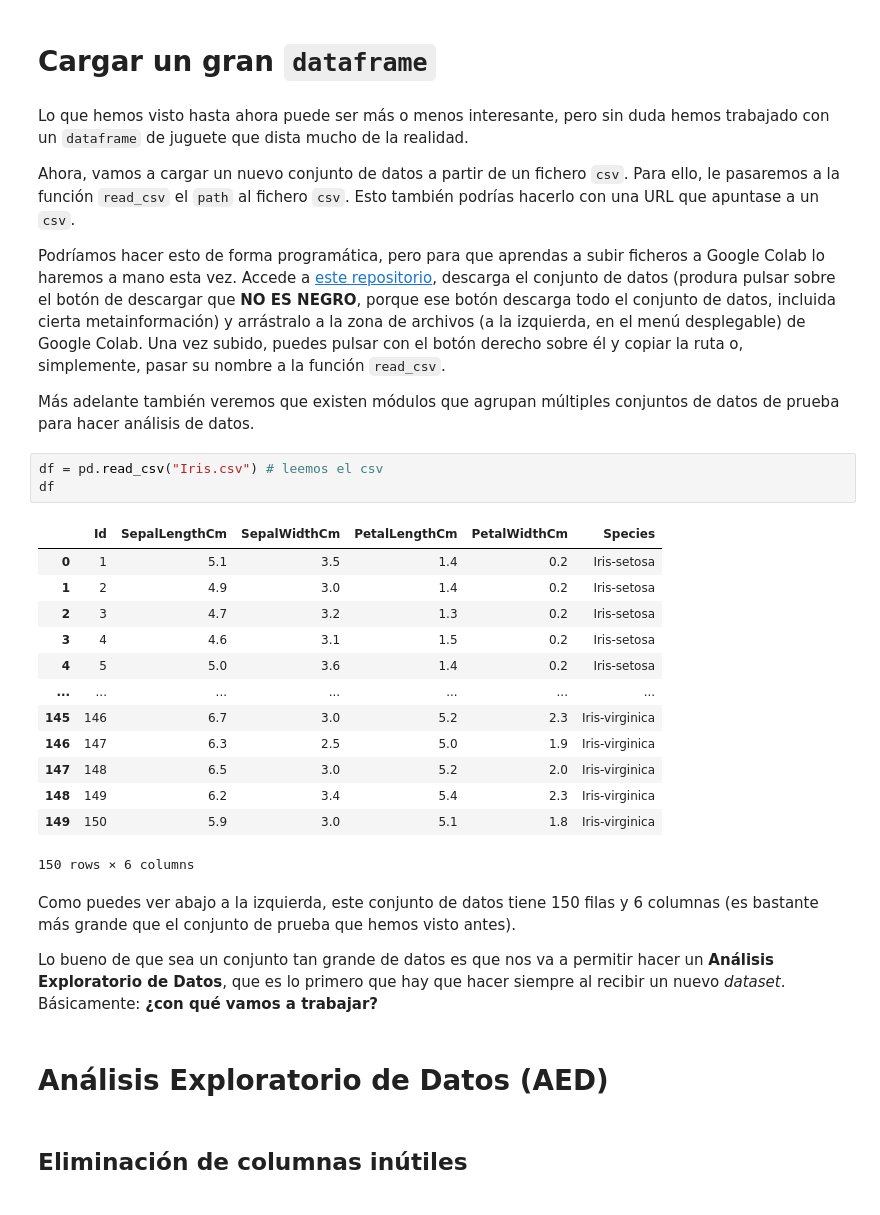
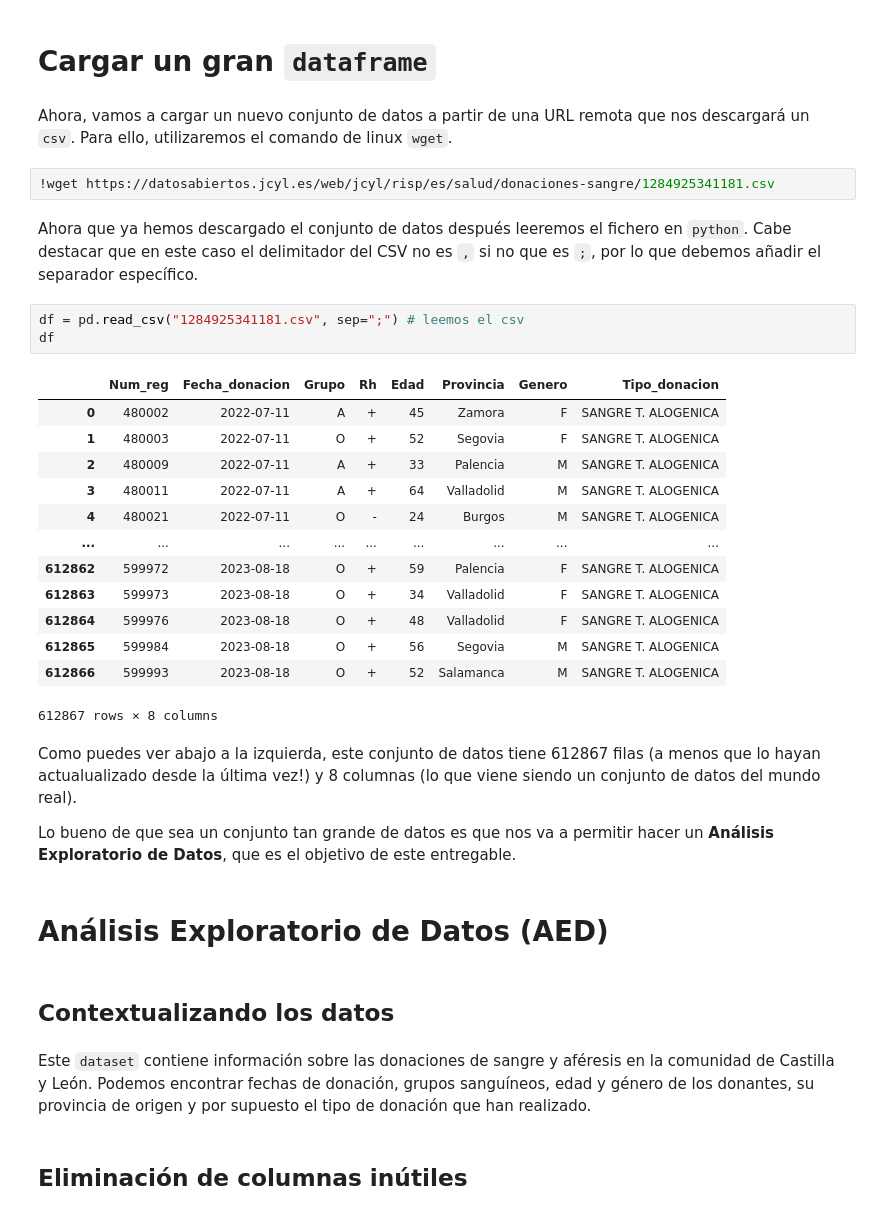
Before and after one commit to jayanezj/IABD-PIA, a Jupyter notebook: unidad-1/100_entregable.ipynb, the cells around one changed output. Drawn from its saved outputs; the diff is of its cells as text.

````diff
--- a/unidad-1/100_entregable.ipynb
+++ b/unidad-1/100_entregable.ipynb
@@ -202,36 +11,38 @@ df[(df.ages < 30) | (df.names == "Ana")]
 # %% [markdown]
 # Cargar un gran ```dataframe```
-# %% [markdown]
-Lo que hemos visto hasta ahora puede ser más o menos interesante, pero sin duda hemos trabajado con un ```dataframe``` de juguete que dista mucho de la realidad.
-
-Ahora, vamos a cargar un nuevo conjunto de datos a partir de un fichero ```csv```. Para ello, le pasaremos a la función ```read_csv``` el ```path``` al fichero ```csv```. Esto también podrías hacerlo con una URL que apuntase a un ```csv```.
-
-Podríamos hacer esto de forma programática, pero para que aprendas a subir ficheros a Google Colab lo haremos a mano esta vez. Accede a [este repositorio](https://www.kaggle.com/datasets/uciml/iris/data?select=Iris.csv), descarga el conjunto de datos (produra pulsar sobre el botón de descargar que **NO ES NEGRO**, porque ese botón descarga todo el conjunto de datos, incluida cierta metainformación) y arrástralo a la zona de archivos (a la izquierda, en el menú desplegable) de Google Colab. Una vez subido, puedes pulsar con el botón derecho sobre él y copiar la ruta o, simplemente, pasar su nombre a la función ```read_csv```.
-
-Más adelante también veremos que existen módulos que agrupan múltiples conjuntos de datos de prueba para hacer análisis de datos.
+# %% [markdown]
+Ahora, vamos a cargar un nuevo conjunto de datos a partir de una URL remota que nos descargará un ```csv```. Para ello, utilizaremos el comando de linux ```wget```.
+# %%
+!wget https://datosabiertos.jcyl.es/web/jcyl/risp/es/salud/donaciones-sangre/1284925341181.csv
+# %% [markdown]
+ Ahora que ya hemos descargado el conjunto de datos después leeremos el fichero en  ```python```. Cabe destacar que en este caso el delimitador del CSV no es ```,``` si no que es ```;```, por lo que debemos añadir el separador específico.
 # %%
-df = pd.read_csv("Iris.csv") # leemos el csv
+df = pd.read_csv("1284925341181.csv", sep=";") # leemos el csv
 df
 # %% [output]
-|  | Id | SepalLengthCm | SepalWidthCm | PetalLengthCm | PetalWidthCm | Species |
-| 0 | 1 | 5.1 | 3.5 | 1.4 | 0.2 | Iris-setosa |
-| 1 | 2 | 4.9 | 3.0 | 1.4 | 0.2 | Iris-setosa |
-| 2 | 3 | 4.7 | 3.2 | 1.3 | 0.2 | Iris-setosa |
-| 3 | 4 | 4.6 | 3.1 | 1.5 | 0.2 | Iris-setosa |
-| 4 | 5 | 5.0 | 3.6 | 1.4 | 0.2 | Iris-setosa |
-| ... | ... | ... | ... | ... | ... | ... |
-| 145 | 146 | 6.7 | 3.0 | 5.2 | 2.3 | Iris-virginica |
-| 146 | 147 | 6.3 | 2.5 | 5.0 | 1.9 | Iris-virginica |
-| 147 | 148 | 6.5 | 3.0 | 5.2 | 2.0 | Iris-virginica |
-| 148 | 149 | 6.2 | 3.4 | 5.4 | 2.3 | Iris-virginica |
-| 149 | 150 | 5.9 | 3.0 | 5.1 | 1.8 | Iris-virginica |
+|  | Num_reg | Fecha_donacion | Grupo | Rh | Edad | Provincia | Genero | Tipo_donacion |
+| 0 | 480002 | 2022-07-11 | A | + | 45 | Zamora | F | SANGRE T. ALOGENICA |
+| 1 | 480003 | 2022-07-11 | O | + | 52 | Segovia | F | SANGRE T. ALOGENICA |
+| 2 | 480009 | 2022-07-11 | A | + | 33 | Palencia | M | SANGRE T. ALOGENICA |
+| 3 | 480011 | 2022-07-11 | A | + | 64 | Valladolid | M | SANGRE T. ALOGENICA |
+| 4 | 480021 | 2022-07-11 | O | - | 24 | Burgos | M | SANGRE T. ALOGENICA |
+| ... | ... | ... | ... | ... | ... | ... | ... | ... |
+| 612862 | 599972 | 2023-08-18 | O | + | 59 | Palencia | F | SANGRE T. ALOGENICA |
+| 612863 | 599973 | 2023-08-18 | O | + | 34 | Valladolid | F | SANGRE T. ALOGENICA |
+| 612864 | 599976 | 2023-08-18 | O | + | 48 | Valladolid | F | SANGRE T. ALOGENICA |
+| 612865 | 599984 | 2023-08-18 | O | + | 56 | Segovia | M | SANGRE T. ALOGENICA |
+| 612866 | 599993 | 2023-08-18 | O | + | 52 | Salamanca | M | SANGRE T. ALOGENICA |
-150 rows × 6 columns
+612867 rows × 8 columns
 # %% [markdown]
-Como puedes ver abajo a la izquierda, este conjunto de datos tiene 150 filas y 6 columnas (es bastante más grande que el conjunto de prueba que hemos visto antes).
+Como puedes ver abajo a la izquierda, este conjunto de datos tiene 612867 filas (a menos que lo hayan actualualizado desde la última vez!) y 8 columnas (lo que viene siendo un conjunto de datos del mundo real).
 
-Lo bueno de que sea un conjunto tan grande de datos es que nos va a permitir hacer un **Análisis Exploratorio de Datos**, que es lo primero que hay que hacer siempre al recibir un nuevo _dataset_. Básicamente: **¿con qué vamos a trabajar?**
+Lo bueno de que sea un conjunto tan grande de datos es que nos va a permitir hacer un **Análisis Exploratorio de Datos**, que es el objetivo de este entregable.
 # %% [markdown]
 # Análisis Exploratorio de Datos (AED)
+# %% [markdown]
+## Contextualizando los datos
+# %% [markdown]
+Este ```dataset``` contiene información sobre las donaciones de sangre y aféresis en la comunidad de Castilla y León. Podemos encontrar fechas de donación, grupos sanguíneos, edad y género de los donantes, su provincia de origen y por supuesto el tipo de donación que han realizado.
 # %% [markdown]
 ## Eliminación de columnas inútiles
 # %% [markdown]
````
Also changed, not shown: parts of 95 cells of this notebook.
